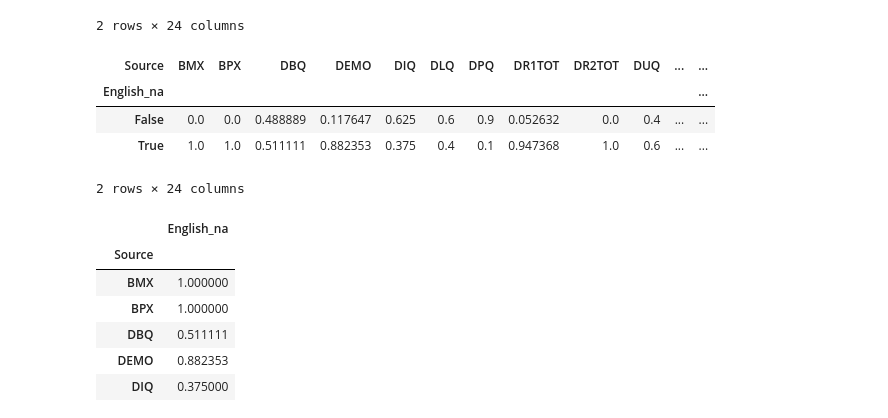
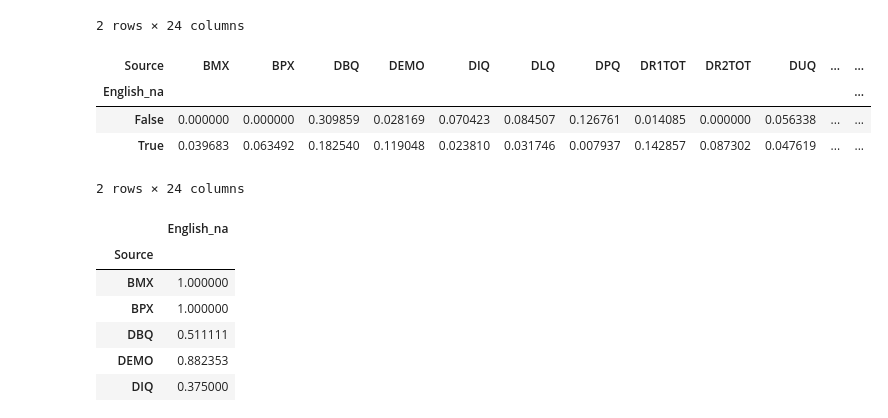
Before and after one commit to shawn01-kubo/DS-5030-Assignment3, a Jupyter notebook: assignment_3.ipynb, the cells around one changed output. Saved outputs shown, nothing was run; the diff lists cells and outputs as text; code cells hidden in the pictures.

```diff
--- a/assignment_3.ipynb
+++ b/assignment_3.ipynb
@@ -91,12 +91,12 @@ pd.crosstab(NHANES['English_na'], NHANES['Source'])
 | True | 5 | 8 | 23 | 15 | 3 | 4 | 1 | 18 | 11 | 6 | ... | ... |
 2 rows × 24 columns
 # %%
-pd.crosstab(NHANES['English_na'], NHANES['Source'], normalize='columns')
+pd.crosstab(NHANES['English_na'], NHANES['Source'], normalize='index')
 # %% [output]
 | Source | BMX | BPX | DBQ | DEMO | DIQ | DLQ | DPQ | DR1TOT | DR2TOT | DUQ | ... | ... |
 | English_na |  |  |  |  |  |  |  |  |  |  |  | ... |
-| False | 0.0 | 0.0 | 0.488889 | 0.117647 | 0.625 | 0.6 | 0.9 | 0.052632 | 0.0 | 0.4 | ... | ... |
-| True | 1.0 | 1.0 | 0.511111 | 0.882353 | 0.375 | 0.4 | 0.1 | 0.947368 | 1.0 | 0.6 | ... | ... |
+| False | 0.000000 | 0.000000 | 0.309859 | 0.028169 | 0.070423 | 0.084507 | 0.126761 | 0.014085 | 0.000000 | 0.056338 | ... | ... |
+| True | 0.039683 | 0.063492 | 0.182540 | 0.119048 | 0.023810 | 0.031746 | 0.007937 | 0.142857 | 0.087302 | 0.047619 | ... | ... |
 2 rows × 24 columns
 # %%
 NHANES.loc[:,['English_na','Source']].groupby('Source').mean()
```
